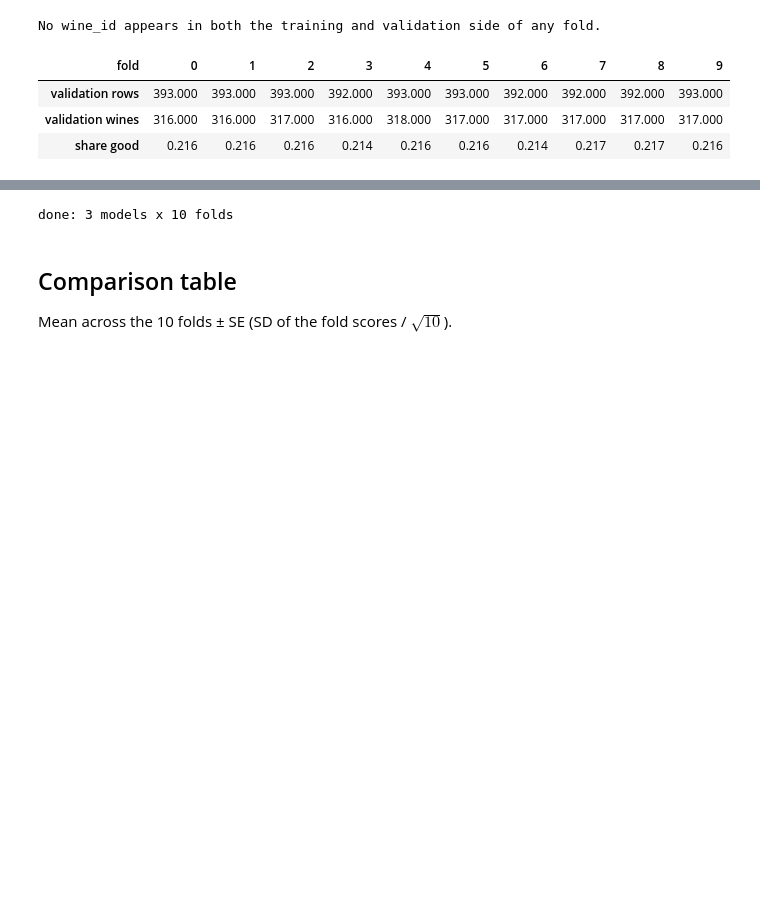
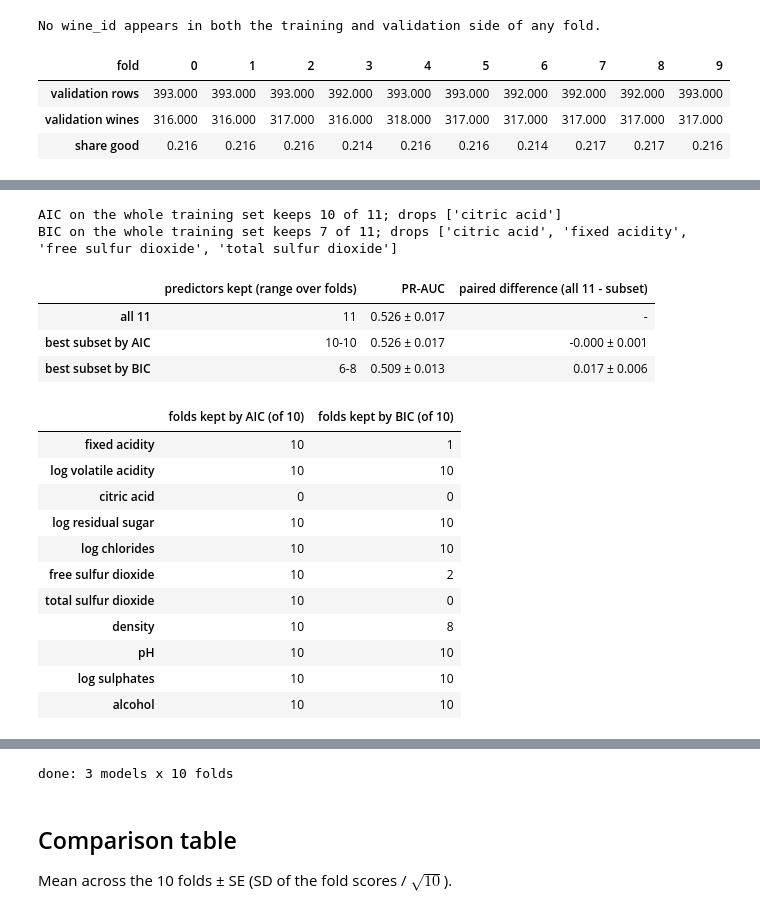
Before and after one commit to ryanc9029/dsa211-wine, a Jupyter notebook: 03_model_comparison.ipynb, the cells around one changed output, grey strips where cells are left out. Saved outputs shown, nothing was run; the diff lists cells and outputs as text; code cells hidden in the pictures; blank space fills up the shorter version.

```diff
--- a/03_model_comparison.ipynb
+++ b/03_model_comparison.ipynb
@@ -77,0 +99,62 @@ No wine_id appears in both the training and validation side of any fold.
+# %%
+def best_subsets(X_, y_):
+    """Columns of the lowest-AIC and lowest-BIC logistic regression over all subsets."""
+    Z = (X_ - X_.mean()) / X_.std()
+    scores = {}
+    for k in range(1, Z.shape[1] + 1):
+        for cols in combinations(Z.columns, k):
+            fit = sm.Logit(y_.values, sm.add_constant(Z[list(cols)].values)).fit(disp=0, method='newton', maxiter=100)
+            scores[cols] = (fit.aic, fit.bic)
+    return {crit: list(min(scores, key=lambda c: scores[c][i])) for i, crit in enumerate(['AIC', 'BIC'])}
+
+full_best = best_subsets(X, y)
+for crit, cols in full_best.items():
+    print(f'{crit} on the whole training set keeps {len(cols)} of 11; drops {sorted(set(X.columns) - set(cols))}')
+# %% [output]
+AIC on the whole training set keeps 10 of 11; drops ['citric acid']
+BIC on the whole training set keeps 7 of 11; drops ['citric acid', 'fixed acidity', 'free sulfur dioxide', 'total sulfur dioxide']
+# %%
+all11 = candidate_models(list(X.columns))['Logistic']
+in_fold = {'AIC': [], 'BIC': []}
+subset_pr = {'AIC': [], 'BIC': []}
+all11_pr = []
+
+for tr, va in splits:
+    m = clone(all11).fit(X.iloc[tr], y.iloc[tr])
+    all11_pr.append(average_precision_score(y.iloc[va], m.predict_proba(X.iloc[va])[:, 1]))
+    chosen = best_subsets(X.iloc[tr], y.iloc[tr])
+    for crit, cols in chosen.items():
+        in_fold[crit].append(cols)
+        m = candidate_models(cols)['Logistic'].fit(X.iloc[tr], y.iloc[tr])
+        subset_pr[crit].append(average_precision_score(y.iloc[va], m.predict_proba(X.iloc[va])[:, 1]))
+
+all11_pr = np.array(all11_pr)
+subset_pr = {c: np.array(v) for c, v in subset_pr.items()}
+predictor_check = pd.DataFrame({
+    'predictors kept (range over folds)': ['11'] + [f'{min(map(len, in_fold[c]))}-{max(map(len, in_fold[c]))}' for c in in_fold],
+    'PR-AUC': [mean_se(all11_pr)] + [mean_se(subset_pr[c]) for c in in_fold],
+    'paired difference (all 11 - subset)': ['-'] + [mean_se(all11_pr - subset_pr[c]) for c in in_fold],
+}, index=['all 11', 'best subset by AIC', 'best subset by BIC'])
+display(predictor_check)
+
+times_kept = pd.DataFrame({c: pd.Series([f for cols in in_fold[c] for f in cols]).value_counts()
+                           for c in in_fold}).reindex(X.columns).fillna(0).astype(int)
+times_kept.columns = [f'folds kept by {c} (of 10)' for c in times_kept.columns]
+times_kept
+# %% [output]
+|  | predictors kept (range over folds) | PR-AUC | paired difference (all 11 - subset) |
+| all 11 | 11 | 0.526 ± 0.017 | - |
+| best subset by AIC | 10-10 | 0.526 ± 0.017 | -0.000 ± 0.001 |
+| best subset by BIC | 6-8 | 0.509 ± 0.013 | 0.017 ± 0.006 |
+|  | folds kept by AIC (of 10) | folds kept by BIC (of 10) |
+| fixed acidity | 10 | 1 |
+| log volatile acidity | 10 | 10 |
+| citric acid | 0 | 0 |
+| log residual sugar | 10 | 10 |
+| log chlorides | 10 | 10 |
+| free sulfur dioxide | 10 | 2 |
+| total sulfur dioxide | 10 | 0 |
+| density | 10 | 8 |
+| pH | 10 | 10 |
+| log sulphates | 10 | 10 |
+| alcohol | 10 | 10 |
```
Also changed, not shown: parts of 37 cells of this notebook, 3 other files.
